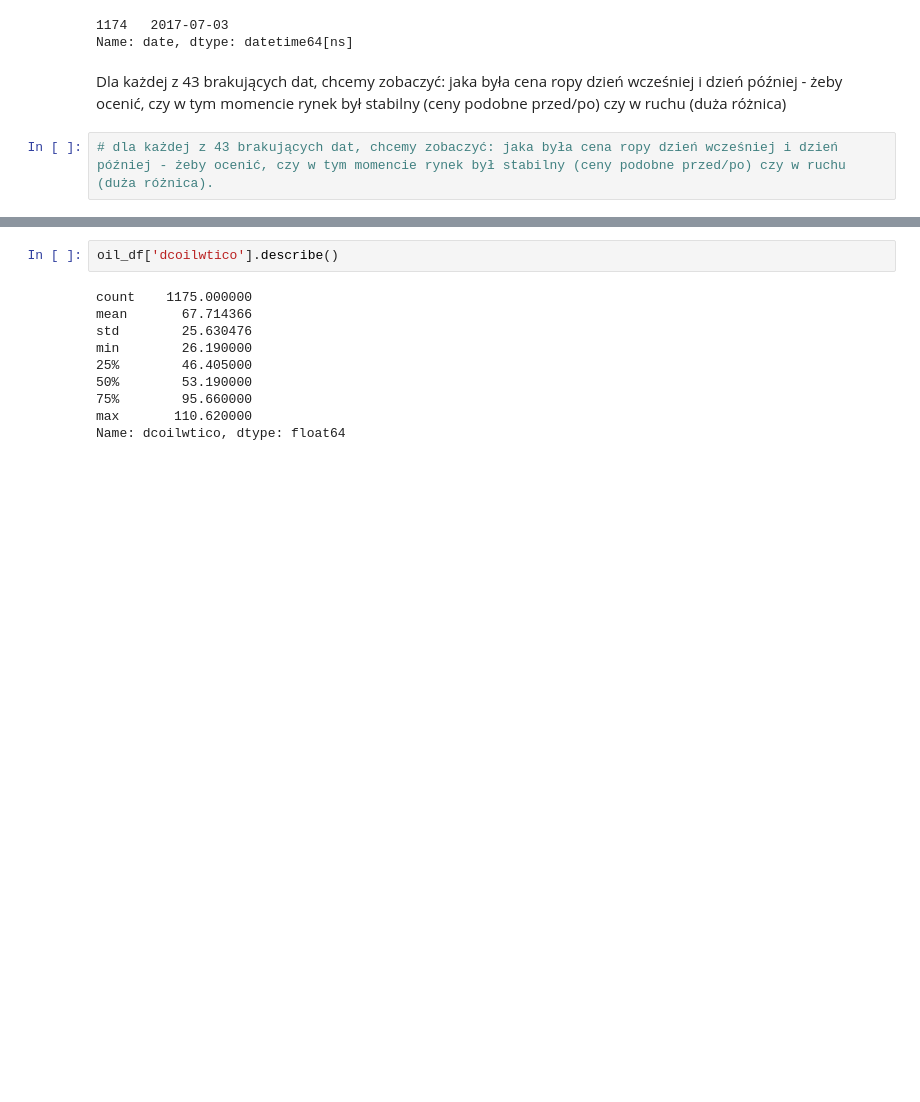
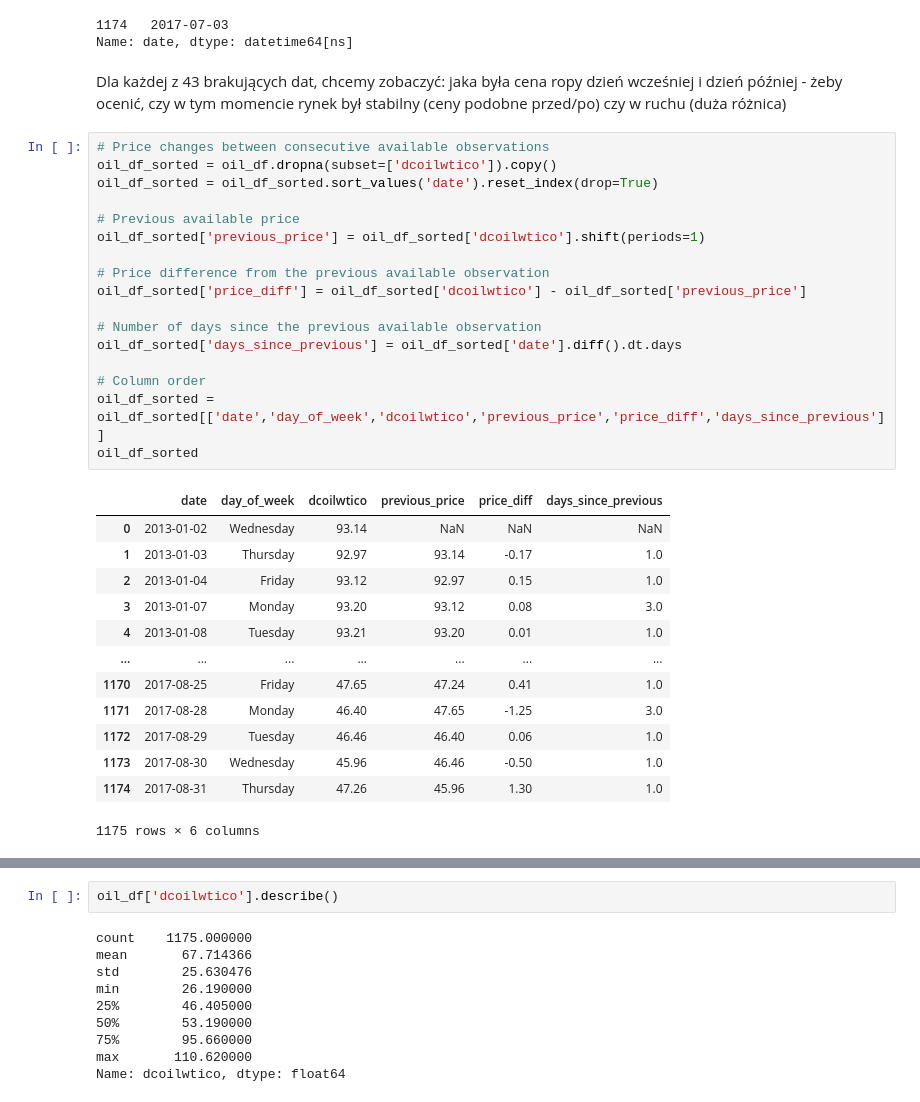
Before and after one commit to kejti97/demand-forecasting-favorita, a Jupyter notebook: 1. Demand Forecasting.ipynb, the cells around one changed output, grey strips where cells are left out. Saved outputs shown, nothing was run; the diff lists cells and outputs as text; blank space fills up the shorter version.

Commit message:
Oil prices analysis

```diff
--- a/1. Demand Forecasting.ipynb
+++ b/1. Demand Forecasting.ipynb
@@ -380,4 +380,33 @@ Name: date, dtype: datetime64[ns]
 # %% [markdown]
 Dla każdej z 43 brakujących dat, chcemy zobaczyć: jaka była cena ropy dzień wcześniej i dzień później - żeby ocenić, czy w tym momencie rynek był stabilny (ceny podobne przed/po) czy w ruchu (duża różnica)
 # %%
-# dla każdej z 43 brakujących dat, chcemy zobaczyć: jaka była cena ropy dzień wcześniej i dzień później - żeby ocenić, czy w tym momencie rynek był stabilny (ceny podobne przed/po) czy w ruchu (duża różnica).
+# Price changes between consecutive available observations
+oil_df_sorted = oil_df.dropna(subset=['dcoilwtico']).copy()
+oil_df_sorted = oil_df_sorted.sort_values('date').reset_index(drop=True)
+
+# Previous available price
+oil_df_sorted['previous_price'] = oil_df_sorted['dcoilwtico'].shift(periods=1)
+
+# Price difference from the previous available observation
+oil_df_sorted['price_diff'] = oil_df_sorted['dcoilwtico'] - oil_df_sorted['previous_price']
+
+# Number of days since the previous available observation
+oil_df_sorted['days_since_previous'] = oil_df_sorted['date'].diff().dt.days
+
+# Column order
+oil_df_sorted = oil_df_sorted[['date','day_of_week','dcoilwtico','previous_price','price_diff','days_since_previous']]
+oil_df_sorted
+# %% [output]
+|  | date | day_of_week | dcoilwtico | previous_price | price_diff | days_since_previous |
+| 0 | 2013-01-02 | Wednesday | 93.14 | NaN | NaN | NaN |
+| 1 | 2013-01-03 | Thursday | 92.97 | 93.14 | -0.17 | 1.0 |
+| 2 | 2013-01-04 | Friday | 93.12 | 92.97 | 0.15 | 1.0 |
+| 3 | 2013-01-07 | Monday | 93.20 | 93.12 | 0.08 | 3.0 |
+| 4 | 2013-01-08 | Tuesday | 93.21 | 93.20 | 0.01 | 1.0 |
+| ... | ... | ... | ... | ... | ... | ... |
+| 1170 | 2017-08-25 | Friday | 47.65 | 47.24 | 0.41 | 1.0 |
+| 1171 | 2017-08-28 | Monday | 46.40 | 47.65 | -1.25 | 3.0 |
+| 1172 | 2017-08-29 | Tuesday | 46.46 | 46.40 | 0.06 | 1.0 |
+| 1173 | 2017-08-30 | Wednesday | 45.96 | 46.46 | -0.50 | 1.0 |
+| 1174 | 2017-08-31 | Thursday | 47.26 | 45.96 | 1.30 | 1.0 |
+1175 rows × 6 columns
```
Also changed, not shown: parts of 4 cells of this notebook.
